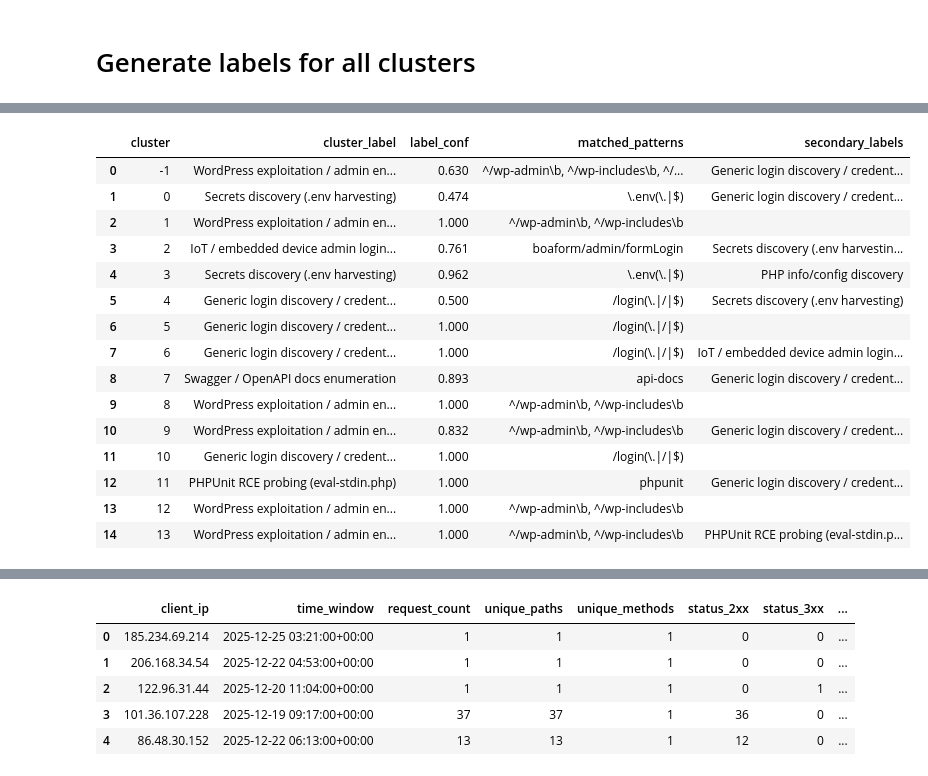
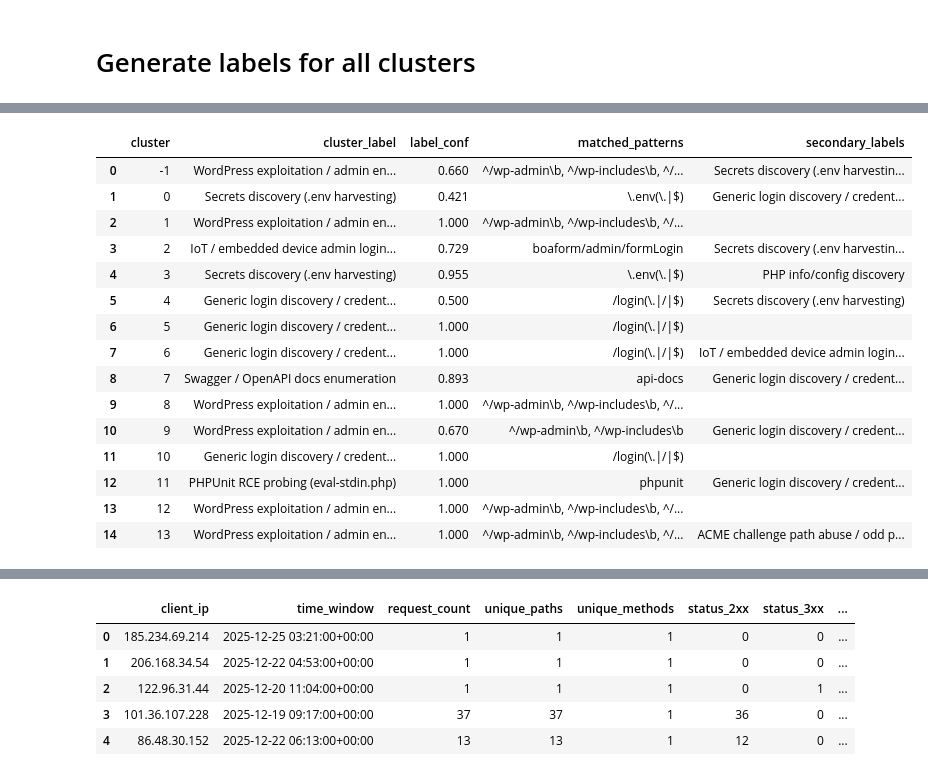
Before and after one commit to G-cae78/ProtectTheHoney, a Jupyter notebook: Machine Learning/model_training_improved.ipynb, the cells around one changed output, grey strips where cells are left out. Cells and saved outputs as stored; diff of their text form; code cells hidden in the pictures.

```diff
--- a/Machine Learning/model_training_improved.ipynb
+++ b/Machine Learning/model_training_improved.ipynb
@@ -684,39 +684,39 @@ type(train_data.loc[0, "paths"]), train_data.loc[0, "paths"]
   '/app/vendor/phpunit/phpunit/src/Util/PHP/eval-stdin.php'])
 # %%
 # Get top paths for each cluster
-tops = cluster_top_paths(train_data, cluster_col="cluster", path_col="paths", topn=50)
+tops = cluster_top_paths_from_list(train_data, cluster_col="cluster", list_col="paths", topn=50)
 
 # Apply auto-labeling
 labels = []
 for c, paths_counts in tops.items():
     res = label_cluster_multitag(paths_counts)
     labels.append({
         "cluster": c,
         "cluster_label": res["primary_label"],
         "label_conf": res["label_conf"],
         "matched_patterns": res["matched_patterns"],
         "secondary_labels": res["secondary_labels"],
     })
 
 cluster_labels = pd.DataFrame(labels).sort_values("cluster")
 cluster_labels
 # %% [output]
 |  | cluster | cluster_label | label_conf | matched_patterns | secondary_labels |
-| 0 | -1 | WordPress exploitation / admin en... | 0.630 | ^/wp-admin\b, ^/wp-includes\b, ^/... | Generic login discovery / credent... |
-| 1 | 0 | Secrets discovery (.env harvesting) | 0.474 | \.env(\.|$) | Generic login discovery / credent... |
-| 2 | 1 | WordPress exploitation / admin en... | 1.000 | ^/wp-admin\b, ^/wp-includes\b |  |
-| 3 | 2 | IoT / embedded device admin login... | 0.761 | boaform/admin/formLogin | Secrets discovery (.env harvestin... |
-| 4 | 3 | Secrets discovery (.env harvesting) | 0.962 | \.env(\.|$) | PHP info/config discovery |
+| 0 | -1 | WordPress exploitation / admin en... | 0.660 | ^/wp-admin\b, ^/wp-includes\b, ^/... | Secrets discovery (.env harvestin... |
+| 1 | 0 | Secrets discovery (.env harvesting) | 0.421 | \.env(\.|$) | Generic login discovery / credent... |
+| 2 | 1 | WordPress exploitation / admin en... | 1.000 | ^/wp-admin\b, ^/wp-includes\b, ^/... |  |
+| 3 | 2 | IoT / embedded device admin login... | 0.729 | boaform/admin/formLogin | Secrets discovery (.env harvestin... |
+| 4 | 3 | Secrets discovery (.env harvesting) | 0.955 | \.env(\.|$) | PHP info/config discovery |
 | 5 | 4 | Generic login discovery / credent... | 0.500 | /login(\.|/|$) | Secrets discovery (.env harvesting) |
 | 6 | 5 | Generic login discovery / credent... | 1.000 | /login(\.|/|$) |  |
 | 7 | 6 | Generic login discovery / credent... | 1.000 | /login(\.|/|$) | IoT / embedded device admin login... |
 | 8 | 7 | Swagger / OpenAPI docs enumeration | 0.893 | api-docs | Generic login discovery / credent... |
-| 9 | 8 | WordPress exploitation / admin en... | 1.000 | ^/wp-admin\b, ^/wp-includes\b |  |
-| 10 | 9 | WordPress exploitation / admin en... | 0.832 | ^/wp-admin\b, ^/wp-includes\b | Generic login discovery / credent... |
+| 9 | 8 | WordPress exploitation / admin en... | 1.000 | ^/wp-admin\b, ^/wp-includes\b, ^/... |  |
+| 10 | 9 | WordPress exploitation / admin en... | 0.670 | ^/wp-admin\b, ^/wp-includes\b | Generic login discovery / credent... |
 | 11 | 10 | Generic login discovery / credent... | 1.000 | /login(\.|/|$) |  |
 | 12 | 11 | PHPUnit RCE probing (eval-stdin.php) | 1.000 | phpunit | Generic login discovery / credent... |
-| 13 | 12 | WordPress exploitation / admin en... | 1.000 | ^/wp-admin\b, ^/wp-includes\b |  |
-| 14 | 13 | WordPress exploitation / admin en... | 1.000 | ^/wp-admin\b, ^/wp-includes\b | PHPUnit RCE probing (eval-stdin.p... |
+| 13 | 12 | WordPress exploitation / admin en... | 1.000 | ^/wp-admin\b, ^/wp-includes\b, ^/... |  |
+| 14 | 13 | WordPress exploitation / admin en... | 1.000 | ^/wp-admin\b, ^/wp-includes\b, ^/... | ACME challenge path abuse / odd p... |
 # %%
 # Can be modified based on your org's risk model
 
```
Also changed, not shown: parts of 8 cells of this notebook, 3 other files.
